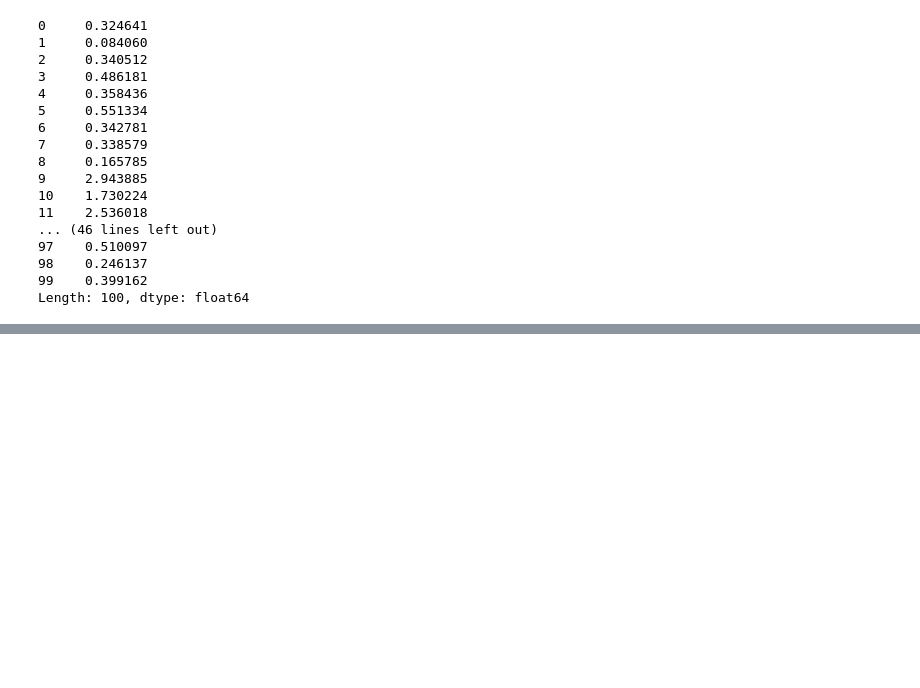
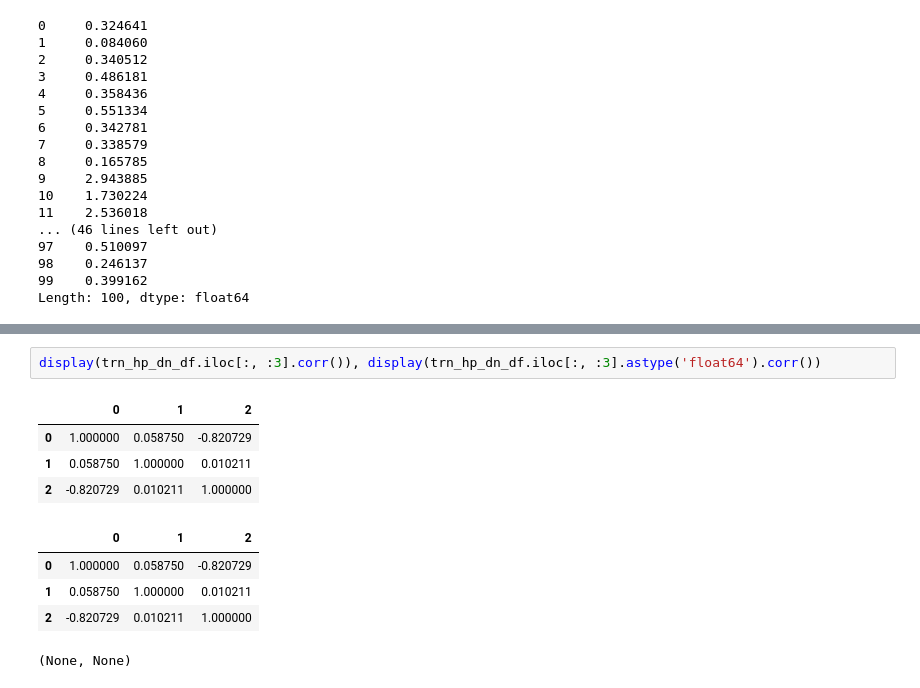
Before and after one commit to guchio3/kaggle-vsb, a Jupyter notebook: notebooks/e005_EDA.ipynb, the cells around one changed output, grey strips where cells are left out. Saved outputs shown, nothing was run; the diff lists cells and outputs as text; blank space fills up the shorter version.

```diff
--- a/notebooks/e005_EDA.ipynb
+++ b/notebooks/e005_EDA.ipynb
@@ -225,0 +298,12 @@ Length: 100, dtype: float64
+# %%
+display(trn_hp_dn_df.iloc[:, :3].corr()), display(trn_hp_dn_df.iloc[:, :3].astype('float64').corr())
+# %% [output]
+|  | 0 | 1 | 2 |
+| 0 | 1.000000 | 0.058750 | -0.820729 |
+| 1 | 0.058750 | 1.000000 | 0.010211 |
+| 2 | -0.820729 | 0.010211 | 1.000000 |
+|  | 0 | 1 | 2 |
+| 0 | 1.000000 | 0.058750 | -0.820729 |
+| 1 | 0.058750 | 1.000000 | 0.010211 |
+| 2 | -0.820729 | 0.010211 | 1.000000 |
+(None, None)
```
Also changed, not shown: parts of 7 cells of this notebook, 1 other file.
